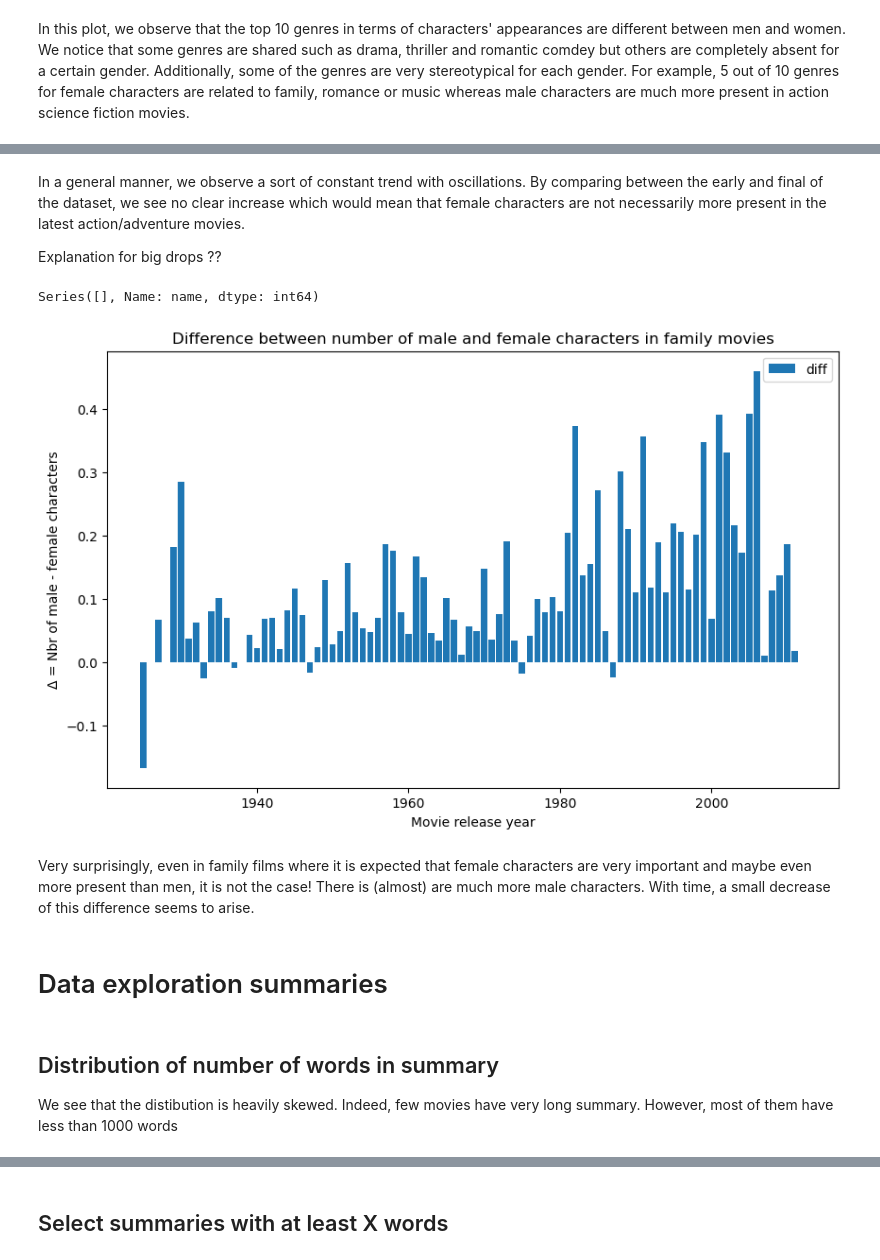
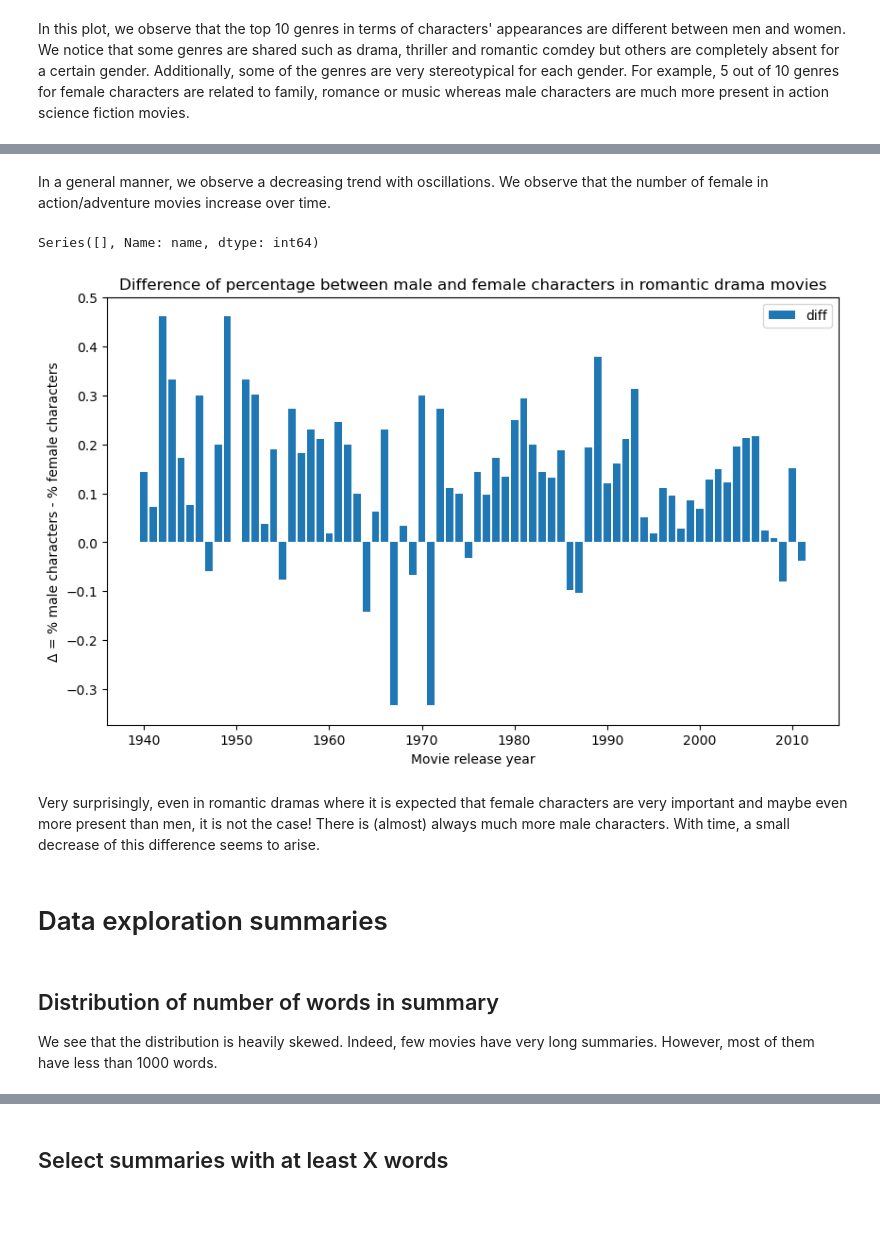
Before and after one commit to epfl-ada/ada-2022-project-error141, a Jupyter notebook: data_exploration_final.ipynb, the cells around one changed output, grey strips where cells are left out. Saved outputs shown, nothing was run; the diff lists cells and outputs as text; code cells hidden in the pictures; blank space fills up the shorter version.

```diff
--- a/data_exploration_final.ipynb
+++ b/data_exploration_final.ipynb
@@ -394,7 +460,5 @@ NameError: name 'merged_act_adv' is not defined
 # %% [markdown]
-In a general manner, we observe a sort of constant trend with oscillations. By comparing between the early and final of the dataset, we see no clear increase which would mean that female characters are not necessarily more present in the latest action/adventure movies.
-
-Explanation for big drops ??
+In a general manner, we observe a decreasing trend with oscillations. We observe that the number of female in action/adventure movies increase over time.
 # %%
 M_family = characters_M[characters_M['Main genre'] == 'Family film']
 M_family_year = M_family.groupby('release_date').count()
@@ -408,40 +472,40 @@ diff_family.fillna(0)
 Series([], Name: name, dtype: int64)
 # %%
 total_rom_drama = merged_charac[merged_charac['Main genre'] == 'Romantic drama']
-total_rom_drama_year = merged_act_adv.groupby('release_date').count()
+total_rom_drama_year = total_rom_drama.groupby('release_date').count()
 
 M_rom_drama = characters_M[characters_M['Main genre'] == 'Romantic drama']
 M_rom_drama_year = M_rom_drama.groupby('release_date').count()
 M_perc_rom_drama = M_rom_drama_year['name']/total_rom_drama_year['name']
 
 
 F_rom_drama = characters_F[characters_F['Main genre'] == 'Romantic drama']
 F_rom_drama_year = F_rom_drama.groupby('release_date').count()
 F_perc_rom_drama = F_rom_drama_year['name']/total_rom_drama_year['name']
 
 diff_perc_rom_drama = M_perc_rom_drama - F_perc_rom_drama
 diff_perc_rom_drama.fillna(0) #For some years, one of the two genders has 0 characters in this genre of movie
 #F_action_adv_year.sum()
 
 fig = plt.figure(figsize = (10,6), dpi = 100)
 
 #plt.bar(M_perc_action_adv.index, M_perc_action_adv, label = 'male')
 #plt.bar(F_perc_action_adv.index, F_perc_action_adv, label = 'female')
 plt.bar(diff_perc_rom_drama.index, diff_perc_rom_drama, label = 'diff')
 plt.legend()
 plt.xlabel('Movie release year')
-plt.ylabel('\u0394 = Nbr of male - female characters')
-plt.title('Difference between number of male and female characters in family movies')
+plt.ylabel('\u0394 = % male characters - % female characters')
+plt.title('Difference of percentage between male and female characters in romantic drama movies')
 plt.show()
 # %% [output]
-[figure, old version]
+[figure, new version]
 # %% [markdown]
-Very surprisingly, even in family films where it is expected that female characters are very important and maybe even more present than men, it is not the case! There is (almost) are much more male characters. With time, a small decrease of this difference seems to arise.
+Very surprisingly, even in romantic dramas where it is expected that female characters are very important and maybe even more present than men, it is not the case! There is (almost) always much more male characters. With time, a small decrease of this difference seems to arise.
 # %% [markdown]
 # Data exploration summaries <a name="summary"></a>
 # %% [markdown]
 ## Distribution of number of words in summary
-We see that the distibution is heavily skewed. Indeed, few movies have very long summary. However, most of them have less than 1000 words
+We see that the distribution is heavily skewed. Indeed, few movies have very long summaries. However, most of them have less than 1000 words.
 # %%
 print('The median number of words in the summary of all movies is ' + str(summaries['length'].median()))
 
```
Also changed, not shown: parts of 31 cells of this notebook.
